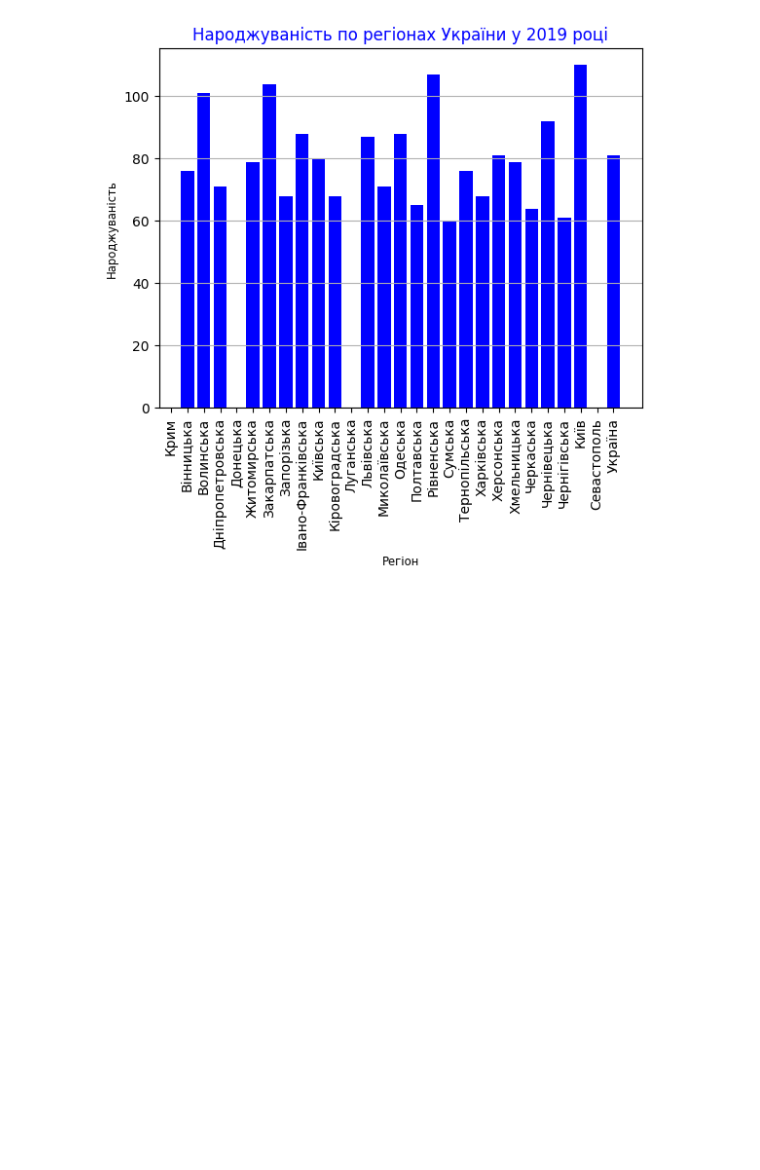
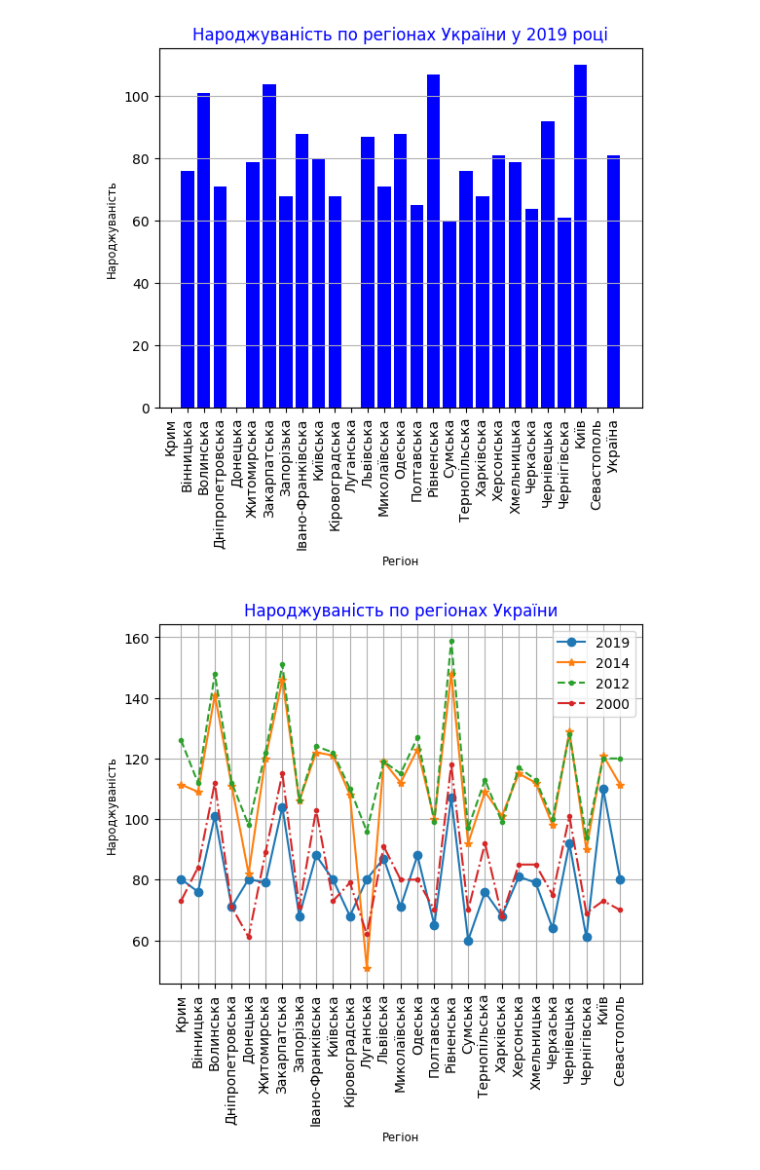
Before and after one commit to Maria-hub746/Python_DS_hw_2, a Jupyter notebook: Hw2.1.ipynb, the cells around one changed output. Saved outputs shown, nothing was run; the diff lists cells and outputs as text; code cells hidden in the pictures; blank space fills up the shorter version.

```diff
--- a/Hw2.1.ipynb
+++ b/Hw2.1.ipynb
@@ -180,3 +164,19 @@ plt.grid(axis='y')
 plt.show()
 # %% [output]
 [figure]
+# %%
+
+fig, axs = plt.subplots()
+axs.plot(table['Регіон'], table['2019'], marker='o', label='2019')
+axs.plot(table['Регіон'], table['2014'], marker='*', label='2014')
+plt.plot(table['Регіон'], table['2012'], marker='.', label='2012', linestyle='--')
+plt.plot(table['Регіон'], table['2000'], marker='.', label='2000', linestyle='-.')
+plt.xlabel('Регіон', fontsize='small')
+plt.ylabel('Народжуваність', fontsize='small')
+plt.title('Народжуваність по регіонах України', color="blue")
+plt.xticks(rotation=90)
+plt.grid()
+plt.legend()
+plt.show()
+# %% [output]
+[figure, added]
```
Also changed, not shown: parts of 4 cells of this notebook, 2 other files.
